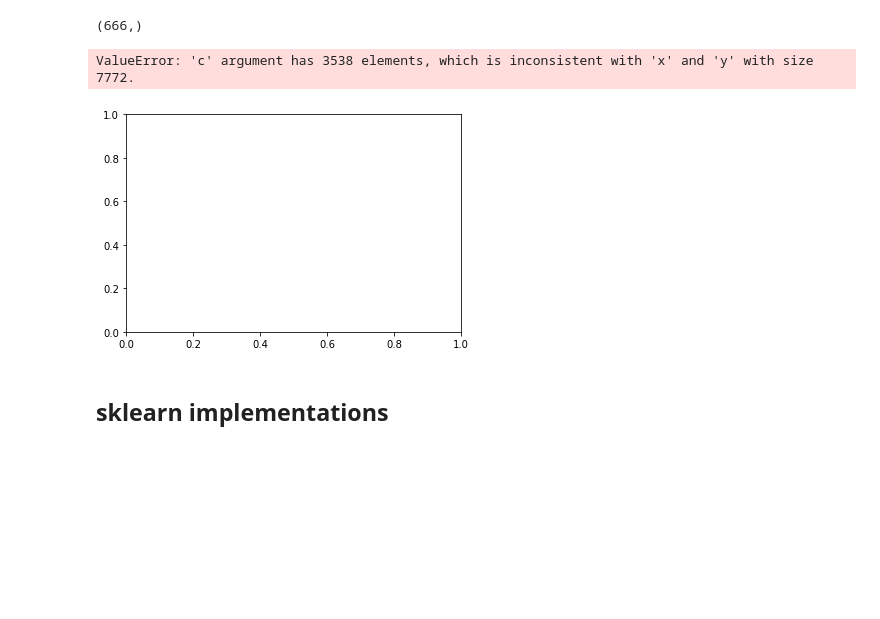
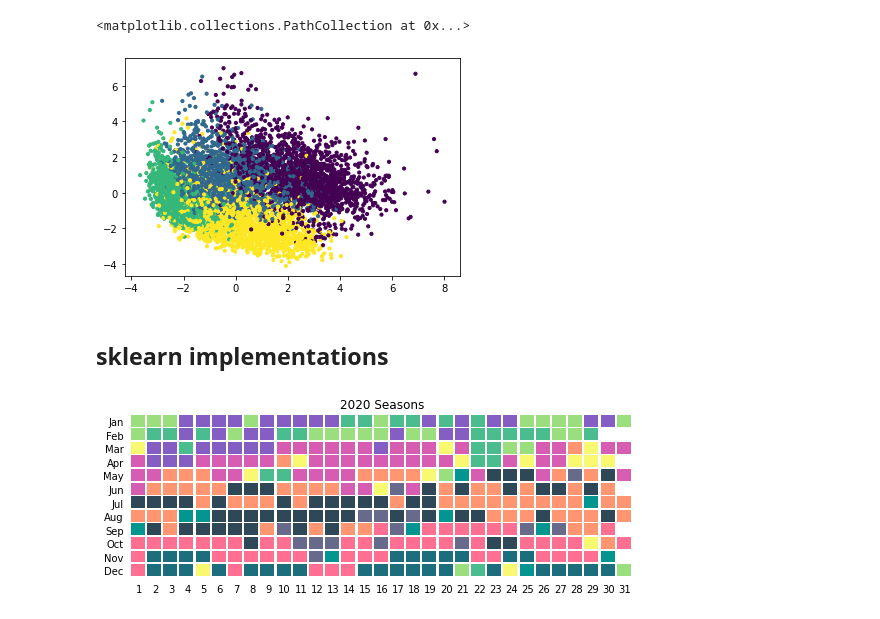
Before and after one commit to comp-machine-learning-spring2021/portfolio-krhablutzel, a Jupyter notebook: A-clustering/A-clustering.ipynb, the cells around one changed output. Drawn from its saved outputs; the diff is of its cells as text; code cells hidden in the pictures; blank space fills up the shorter version.

Commit message:
added 12 seasons clustering

```diff
--- a/A-clustering/A-clustering.ipynb
+++ b/A-clustering/A-clustering.ipynb
@@ -129 +65,8 @@ weather_std = standardize(weather)
+# %%
+# convert to numpy
+weather = weather_pd.drop(['YEAR', 'DAY', 'STP', 'GUST'], axis=1).to_numpy() # MONTH', 'SEASON' kept for now
+weather_std = standardize(weather)
+
+# drop station pressure bc redundant with sea level and not collected in 2000, 2002, 2004
+# and drop max gust because missing for half the days and somewhat redundant w/ mxspd
 # %% [markdown]
@@ -161,13 +78,9 @@ ValueError: Found array with dim 3. Estimator expected <= 2.
-# %%
-labels_my_spect.shape
-# %% [output]
-(666,)
 # %%
-# Plot labeled points
-plt.scatter(weather_two[:,0], weather_two[:,1], c=labels_my_spect, s=50, cmap="spring")
+# plot weather - not huge separation, but can see seasons
+plt.scatter(weather_two[:,0], weather_two[:,1], c=weather_pd['SEASON'], s=10)
 # %% [output]
-ValueError: 'c' argument has 3538 elements, which is inconsistent with 'x' and 'y' with size 7772.
+<matplotlib.collections.PathCollection at 0x...>
-[figure, old version]
+[figure, new version]
 # %% [markdown]
 ## sklearn implementations
 # %%
@@ -176,0 +123,6 @@ labels_kmeans = kmeans_sklearn(weather_std, 4)
+# %%
+# plot 2020
+
+plot_labels(weather_pd, labels_kmeans, 2020)
+# %% [output]
+[figure, added]
```
Also changed, not shown: parts of 33 cells of this notebook, 6 other files.
